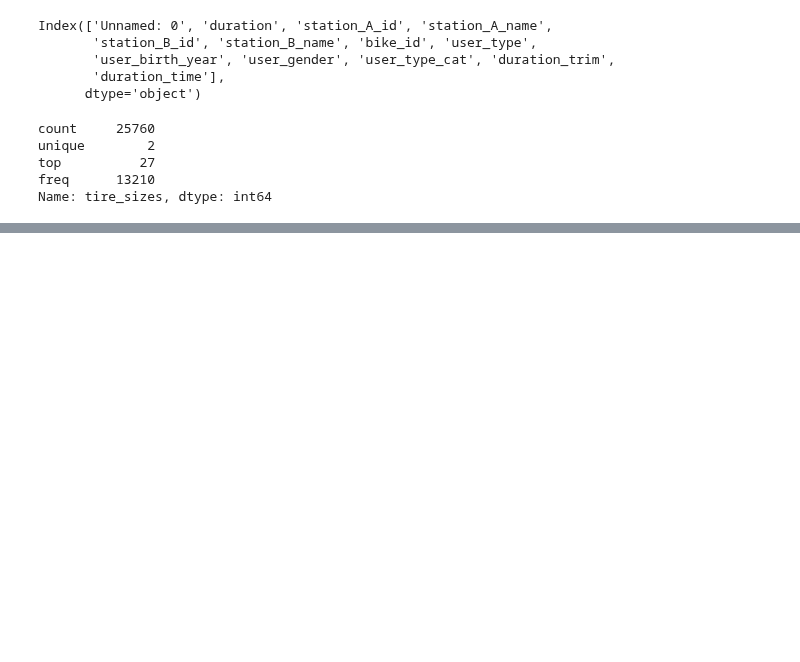
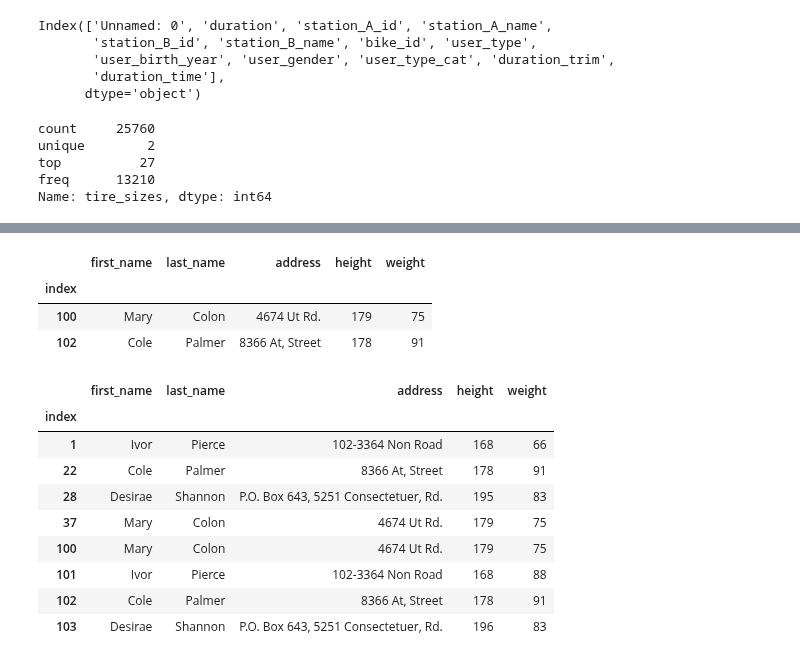
Before and after one commit to MichaelSzczepaniak/DataCamp, a Jupyter notebook: Tracks/Associate Data Scientist/20 Cleaning Data in Python/CleaningData.ipynb, the cells around one changed output, grey strips where cells are left out. Cells and saved outputs as stored; diff of their text form; code cells hidden in the pictures; blank space fills up the shorter version.

```diff
--- a/Tracks/Associate Data Scientist/20 Cleaning Data in Python/CleaningData.ipynb
+++ b/Tracks/Associate Data Scientist/20 Cleaning Data in Python/CleaningData.ipynb
@@ -175,0 +181,3 @@ print(df_ride_sharing['ride_dt'].max())
+# %%
+height_weight = pd.read_csv('./data/height_weight_cgpt.csv', index_col='index')
+height_weight.head()  # same output as slide 33 of 46 in chapter1.pdf
@@ -175,0 +210,23 @@ print(df_ride_sharing['ride_dt'].max())
+# %%
+height_weight[duplicates]  # same output as slide 35 of 46 in chapter1.pdf
+# %% [output]
+|  | first_name | last_name | address | height | weight |
+| index |  |  |  |  |  |
+| 100 | Mary | Colon | 4674 Ut Rd. | 179 | 75 |
+| 102 | Cole | Palmer | 8366 At, Street | 178 | 91 |
+# %%
+ # Column names to check for duplication
+column_names = ['first_name','last_name','address']
+duplicates = height_weight.duplicated(subset = column_names, keep = False)
+height_weight[duplicates]  # same output as slide 37 of 46 in chapter1.pdf
+# %% [output]
+|  | first_name | last_name | address | height | weight |
+| index |  |  |  |  |  |
+| 1 | Ivor | Pierce | 102-3364 Non Road | 168 | 66 |
+| 22 | Cole | Palmer | 8366 At, Street | 178 | 91 |
+| 28 | Desirae | Shannon | P.O. Box 643, 5251 Consectetuer, Rd. | 195 | 83 |
+| 37 | Mary | Colon | 4674 Ut Rd. | 179 | 75 |
+| 100 | Mary | Colon | 4674 Ut Rd. | 179 | 75 |
+| 101 | Ivor | Pierce | 102-3364 Non Road | 168 | 88 |
+| 102 | Cole | Palmer | 8366 At, Street | 178 | 91 |
+| 103 | Desirae | Shannon | P.O. Box 643, 5251 Consectetuer, Rd. | 196 | 83 |
```
Also changed, not shown: parts of 23 cells of this notebook.
